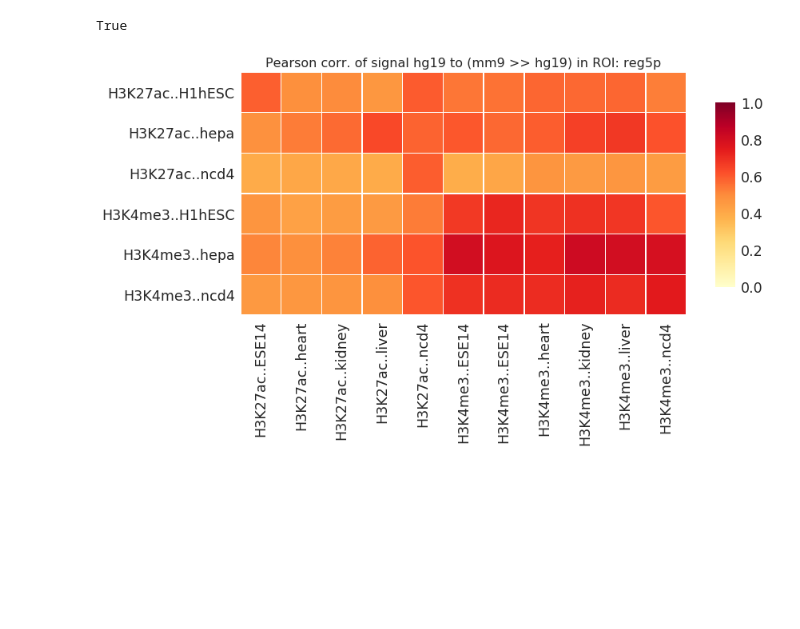
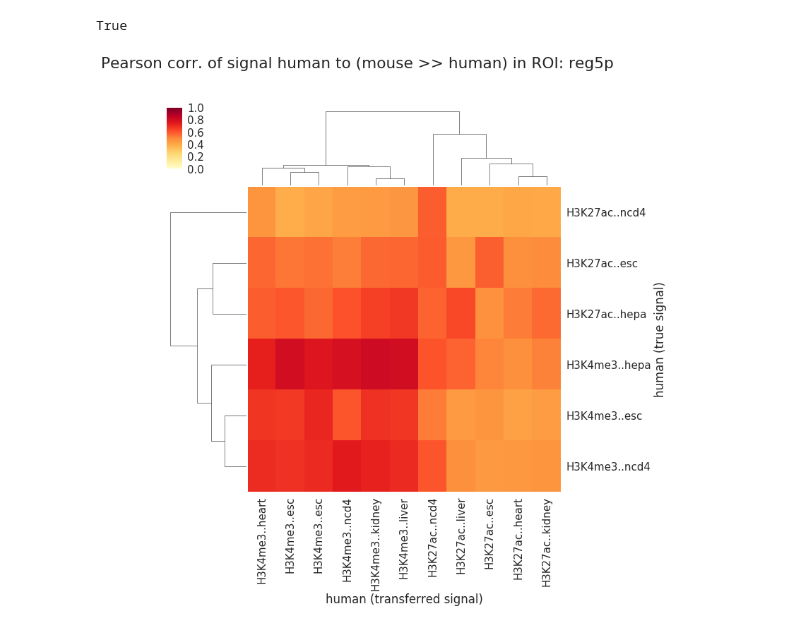
Before and after one commit to ptrebert/project-cross-species, a Jupyter notebook: notebooks/plotting/plot_sigcorr_matrix.ipynb, the cells around one changed output. Saved outputs shown, nothing was run; the diff lists cells and outputs as text; code cells hidden in the pictures; blank space fills up the shorter version.

Commit message:
ENH: simplified heatmap labels

```diff
--- a/notebooks/plotting/plot_sigcorr_matrix.ipynb
+++ b/notebooks/plotting/plot_sigcorr_matrix.ipynb
@@ -7,12 +7,14 @@ import fnmatch as fnm
 import json as js
 import collections as col
 
+import scipy.cluster.hierarchy as hc
+import scipy.spatial.distance as dst
 import numpy as np
 import pandas as pd
 import seaborn as sns
 
 sns.set(style='white',
-        font_scale=1.75,
+        font_scale=1.5,
         rc={'font.family': ['sans-serif'],
             'font.sans-serif': ['DejaVu Sans']})
 
@@ -20,6 +22,9 @@ exec_src_corr = True
 exec_map_corr = True
 
 save_figures = True
+
+conf_folder = '/home/pebert/work/code/mpggit/crossspecies/graphics'
+plot_colors = js.load(open(os.path.join(conf_folder, 'colors', 'cs_colors.json'), 'r'))
 
 base_path = '/TL/deep/fhgfs/projects/pebert/thesis/projects/cross_species/processing/norm'
 src_corr = os.path.join(base_path, 'task_signal_correlation/sub_roi')
@@ -78,6 +83,62 @@ def plot_heatmap(dataset, title):
     return fig
 
 
+def plot_clustermap(dataset, title, xlab, ylab):
+    """
+    """
+    new_cols = []
+    for c in dataset.columns:
+        mark, tissue, _ = c.split('_')
+        if tissue in ['H1hESC', 'ESE14']:
+            tissue = 'esc'
+        new_cols.append('..'.join([mark, tissue]))
+    dataset.columns = new_cols
+
+    new_idx = []
+    for i in dataset.index:
+        mark, tissue, _ = i.split('_')
+        if tissue in ['H1hESC', 'ESE14']:
+            tissue = 'esc'
+        new_idx.append('..'.join([mark, tissue]))
+    dataset.index = new_idx
+    if dataset.shape[0] == dataset.shape[1]:
+        dist_data = dst.squareform(1 - dataset.values)
+        link = hc.linkage(dist_data, method='average', metric='euclidean')
+        cm = sns.clustermap(dataset, vmin=0, vmax=1, cmap="YlOrRd", center=0.5, annot=False,
+                            row_cluster=True, col_cluster=True, row_linkage=link, col_linkage=link,
+                            square=False)
+        hm_ax = cm.ax_heatmap
+        if dataset.shape == (3, 3):
+            yticks = hm_ax.get_ymajorticklabels()
+            for item in yticks:
+                item.set_rotation(0)
+
+            xticks = hm_ax.get_xmajorticklabels()
+            for item in xticks:
+                item.set_rotation(90)
+    else:
+        cm = sns.clustermap(dataset, vmin=0, vmax=1, cmap="YlOrRd", center=0.5, annot=False,
+                            row_cluster=True, col_cluster=True, method='average', metric='euclidean',
+                            square=False)
+        hm_ax = cm.ax_heatmap
+        if dataset.shape == (3, 6):
+            yticks = hm_ax.get_ymajorticklabels()
+            for item in yticks:
+                item.set_rotation(0)
+        elif dataset.shape == (6, 3):
+            xticks = hm_ax.get_xmajorticklabels()
+            for item in xticks:
+                item.set_rotation(90)
+        else:
+            pass
+    hm_ax.set_xlabel(xlab)
+    hm_ax.set_ylabel(ylab)
+    fig = cm.fig
+    exart = [fig.suptitle(title)]
+
+    return cm, exart
+
+
 def run_map_corr():
     if not exec_map_corr:
         return False
@@ -106,14 +167,20 @@ def run_map_corr():
             df = pd.concat(prep, axis=0, ignore_index=False)
             df.sort_index(axis=0, inplace=True)
             other = 'mm9' if assm == 'hg19' else 'hg19'
-            title = 'Pearson corr. of signal {} to ({} >> {}) in ROI: {}'.format(assm, other, assm, region)
-            hm = plot_heatmap(df, title)
+            spec_a = plot_colors['mapping'][assm]['species']
+            spec_b = plot_colors['mapping'][other]['species']
+            title = 'Pearson corr. of signal {} to ({} >> {}) in ROI: {}'.format(spec_a, spec_b, spec_a, region)
+            #hm = plot_heatmap(df, title)
+            xlabel = '{} (transferred signal)'.format(spec_a)
+            ylabel = '{} (true signal)'.format(spec_a)
+            cm, exart = plot_clustermap(df, title, xlabel, ylabel)
+
             if save_figures:
                 outname = '_'.join(['fig_X_supp_corr', assm, other, region])
                 outpath = os.path.join(outfolder, outname + '.svg')
-                hm.savefig(outpath)
+                cm.savefig(outpath, bbox_inches='tight', extra_artists=exart)
                 outpath = os.path.join(outfolder, outname + '.png')
-                hm.savefig(outpath, dpi=300, bbox_inches='tight', pad_inches=0.1)
+                cm.savefig(outpath, bbox_inches='tight', extra_artists=exart, dpi=300)
     return True
 
 
@@ -130,35 +197,39 @@ def run_src_corr():
                 l1 = '_'.join([comp[4], comp[3], comp[1]])
                 l2 = '_'.join([comp[9], comp[8], comp[6]])
                 if region == 'reg5p':
                     if not (comp[4] in prom_marks and comp[9] in prom_marks):
                         continue
                 if region == 'body':
                     if not (comp[4] in body_marks and comp[9] in body_marks):
                         continue
                 stat = load_json(os.path.join(src_corr, df))
                 rows[l1].append((l2, stat))
                 rows[l2].append((l1, stat))
             prep = []
             for label, row in rows.items():
                 df = pd.DataFrame([[x[1] for x in row]], dtype=np.float32,
                                   columns=[x[0] for x in row], index=[label])
                 df = df.loc[:, ~df.columns.duplicated(keep='first')]
                 prep.append(df)
             df = pd.concat(prep, axis=0, ignore_index=False)
             df.sort_index(axis=0, inplace=True)
             title = 'Pearson corr. of signal {} to {} in ROI: {}'.format(assm, assm, region)
-            hm = plot_heatmap(df, title)
+            #hm = plot_heatmap(df, title)
+            spec_a = plot_colors['mapping'][assm]['species']
+            xlabel = '{} (true signal)'.format(spec_a)
+            ylabel = '{} (true signal)'.format(spec_a)
+            cm, exart = plot_clustermap(df, title, xlabel, ylabel)
             if save_figures:
-                outname = '_'.join(['fig_X_supp_corr', assm, region])
+                outname = '_'.join(['fig_X_supp_corr', assm, assm, region])
                 outpath = os.path.join(outfolder, outname + '.svg')
-                hm.savefig(outpath)
+                cm.savefig(outpath, bbox_inches='tight', extra_artists=exart)
                 outpath = os.path.join(outfolder, outname + '.png')
-                hm.savefig(outpath, dpi=300, bbox_inches='tight', pad_inches=0.1)
+                cm.savefig(outpath, bbox_inches='tight', extra_artists=exart, dpi=300)
     return True
 
 
 run_map_corr()
 run_src_corr()
 # %% [output]
 True
-[figure, old version]
+[figure, new version]
```
Also changed, not shown: parts of 1 cell of this notebook.
